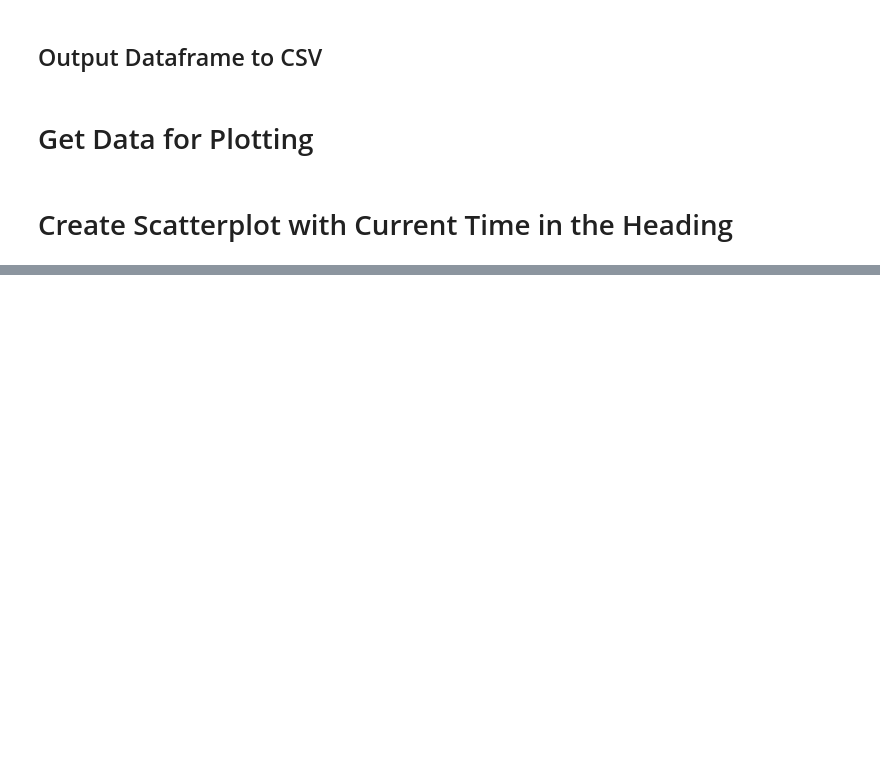
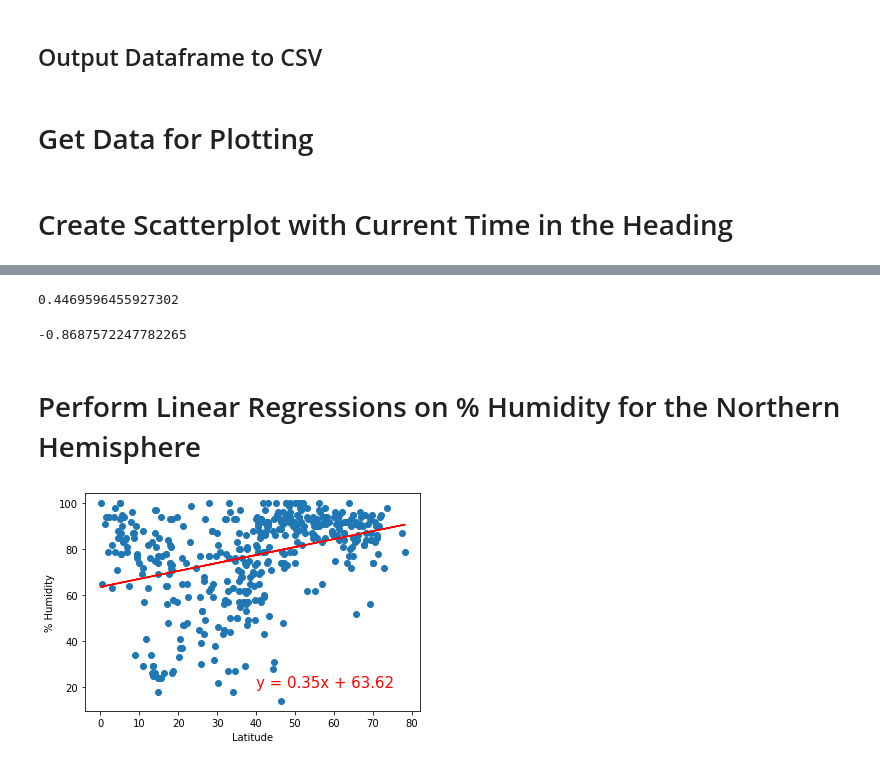
Before and after one commit to asukmawan/World_Weather_Analysis, a Jupyter notebook: WeatherPy.ipynb, the cells around one changed output, grey strips where cells are left out. Saved outputs shown, nothing was run; the diff lists cells and outputs as text; code cells hidden in the pictures; blank space fills up the shorter version.

```diff
--- a/WeatherPy.ipynb
+++ b/WeatherPy.ipynb
@@ -287,0 +385,24 @@ plt.show()
+# %%
+# check for r-values for Max Temperature southern
+(slope,intercept,r_value,p_value,std_err) = linregress(southern_hemi_df["Lat"],southern_hemi_df["Max Temp"])
+print(r_value)
+# %% [output]
+0.4469596455927302
+# %%
+# check for r-values for Max Temperature northern
+(slope,intercept,r_value,p_value,std_err) = linregress(northern_hemi_df["Lat"],northern_hemi_df["Max Temp"])
+print(r_value)
+# %% [output]
+-0.8687572247782265
+# %% [markdown]
+# Perform Linear Regressions on % Humidity for the Northern Hemisphere
+# %%
+# Linear regression on the Northern Hemisphere
+x_values = northern_hemi_df["Lat"]
+y_values = northern_hemi_df["Humidity"]
+# Call the function.
+plot_linear_regression(x_values, y_values,
+                       'Linear Regression on the Northern Hemisphere \
+                        for % Humidity', '% Humidity',(40,20))
+# %% [output]
+[figure, added]
```
Also changed, not shown: parts of 37 cells of this notebook, 5 other files.
